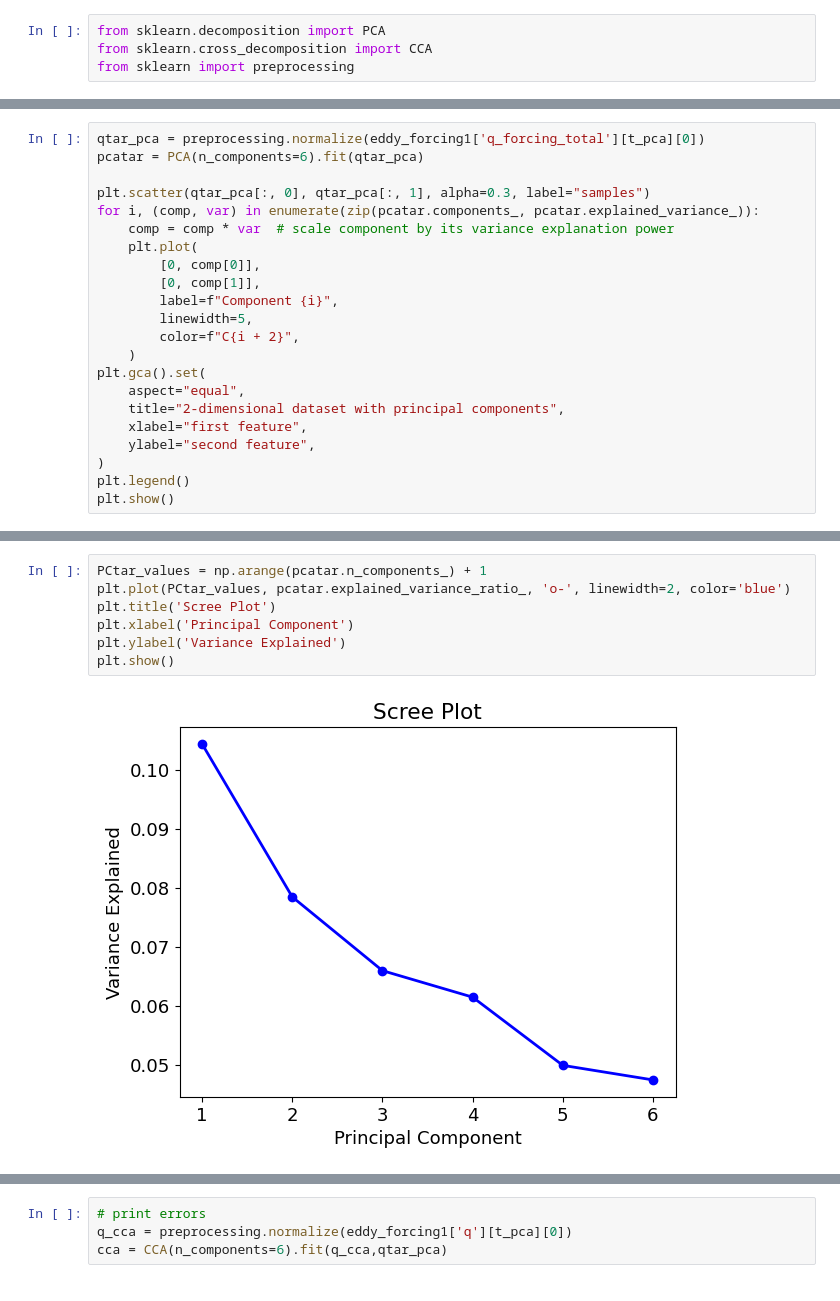
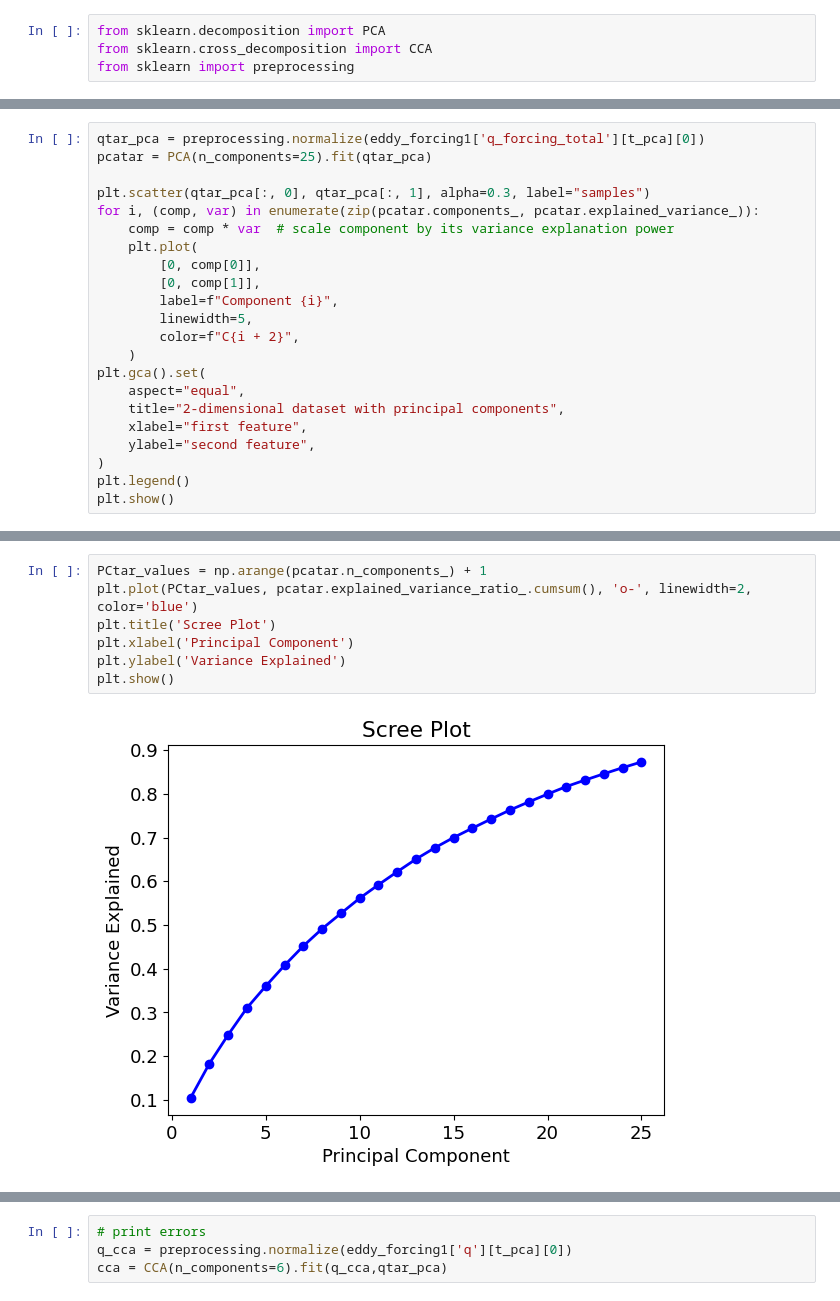
Before and after one commit to pjin1010/ResearchSGS, a Jupyter notebook: TestNBs/paramW.ipynb, the cells around one changed output, grey strips where cells are left out. Saved outputs shown, nothing was run; the diff lists cells and outputs as text.

```diff
--- a/TestNBs/paramW.ipynb
+++ b/TestNBs/paramW.ipynb
@@ -510,6 +493,6 @@ plt.show()
 # %%
 qtar_pca = preprocessing.normalize(eddy_forcing1['q_forcing_total'][t_pca][0])
-pcatar = PCA(n_components=6).fit(qtar_pca)
+pcatar = PCA(n_components=25).fit(qtar_pca)
 
 plt.scatter(qtar_pca[:, 0], qtar_pca[:, 1], alpha=0.3, label="samples")
 for i, (comp, var) in enumerate(zip(pcatar.components_, pcatar.explained_variance_)):
@@ -534,9 +517,9 @@ plt.show()
 # %%
 PCtar_values = np.arange(pcatar.n_components_) + 1
-plt.plot(PCtar_values, pcatar.explained_variance_ratio_, 'o-', linewidth=2, color='blue')
+plt.plot(PCtar_values, pcatar.explained_variance_ratio_.cumsum(), 'o-', linewidth=2, color='blue')
 plt.title('Scree Plot')
 plt.xlabel('Principal Component')
 plt.ylabel('Variance Explained')
 plt.show()
 # %% [output]
-[figure, old version]
+[figure, new version]
```
Also changed, not shown: parts of 9 cells of this notebook, 1 other file.
